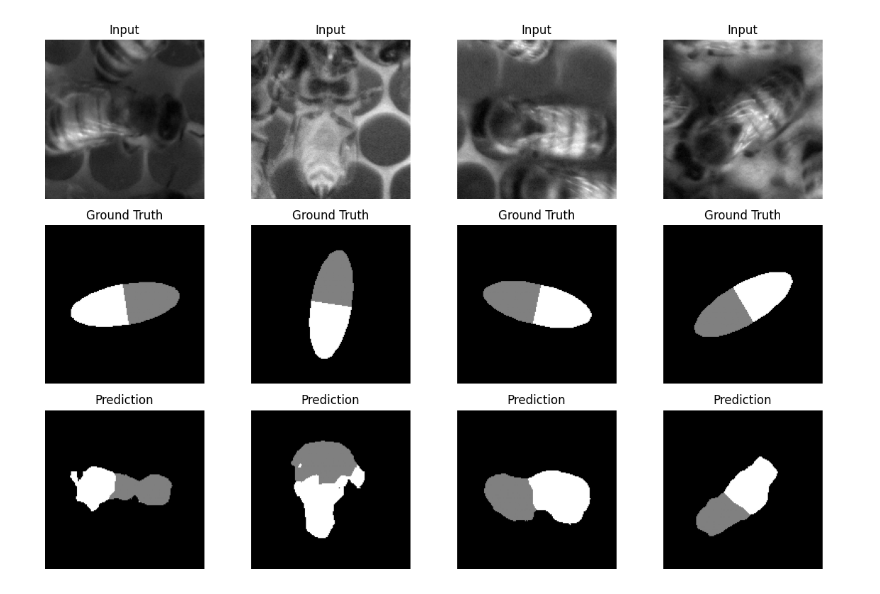
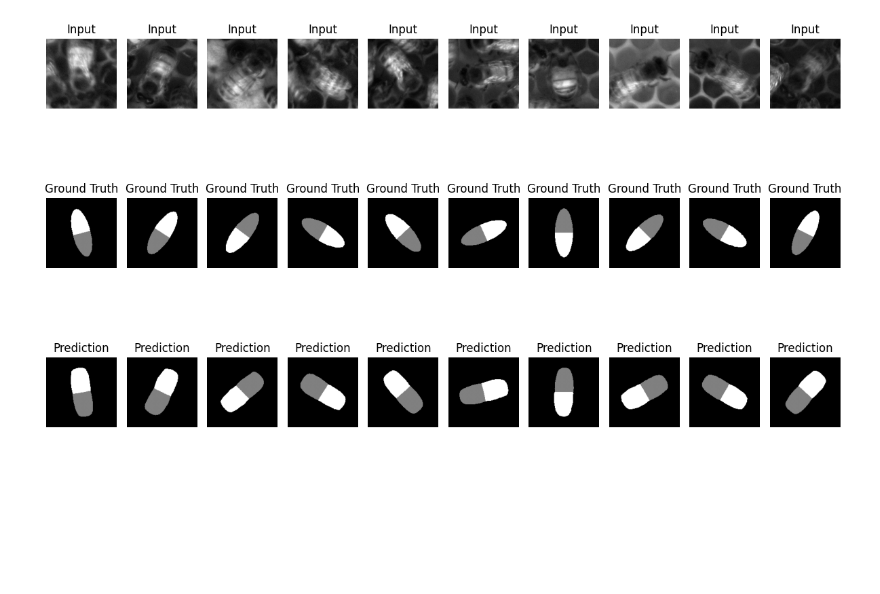
Before and after one commit to Kenste/CV-BeeOrientation, a Jupyter notebook: Test.ipynb, the cells around one changed output. Drawn from its saved outputs; the diff is of its cells as text; code cells hidden in the pictures; blank space fills up the shorter version.

Commit message:
feat: trial training run with ResUNet

```diff
--- a/Test.ipynb
+++ b/Test.ipynb
@@ -42,7 +32,8 @@ test_loader = DataLoader(test_dataset, batch_size=16)
 # %%
 device = torch.device("cuda" if torch.cuda.is_available() else "cpu")
 
-model = UNet3().to(device)
+# model = UNet3().to(device)
+model = ResUNet18().to(device)
 optimizer = torch.optim.Adam(model.parameters(), lr=1e-3)
 weights = torch.tensor([0.1, 1.0, 1.0]).to(device)  # Tune as needed
 criterion = nn.CrossEntropyLoss(weight=weights)
@@ -74,8 +65,11 @@ def evaluate(model, loader, criterion):
         val_loss += loss.item()
     return val_loss / len(loader)
 # %%
-num_epochs = 100
+num_epochs = 10
 train_losses, val_losses = [], []
+
+best_val_loss = float('inf')
+best_model_state = None
 
 for epoch in range(num_epochs):
     train_loss = train_one_epoch(model, train_loader, optimizer, criterion)
@@ -85,4 +79,8 @@ for epoch in range(num_epochs):
     val_losses.append(val_loss)
 
     print(f"Epoch {epoch+1}/{num_epochs}  Train Loss: {train_loss:.4f}  Val Loss: {val_loss:.4f}")
+
+    if val_loss < best_val_loss:
+        best_val_loss = val_loss
+        best_model_state = model.state_dict()
 # %% [output]
@@ -106,24 +97,25 @@ Epoch 100/100  Train Loss: 0.0257  Val Loss: 2.0699
 # %%
+model.load_state_dict(best_model_state)
 model.eval()
 images, masks = next(iter(test_loader))
 images = images.to(device)
 outputs = model(images).argmax(dim=1).cpu()
 
-fig, axs = plt.subplots(3, 4, figsize=(12, 8))
-for i in range(4):
+fig, axs = plt.subplots(3, 10, figsize=(12, 8))
+for i in range(10):
     axs[0, i].imshow(images[i][0].cpu(), cmap="gray")
     axs[0, i].set_title("Input")
 
     axs[1, i].imshow(masks[i].cpu(), cmap="gray")
     axs[1, i].set_title("Ground Truth")
 
     axs[2, i].imshow(outputs[i], cmap="gray")
     axs[2, i].set_title("Prediction")
 
 for ax in axs.flat:
     ax.axis("off")
 
 plt.tight_layout()
 plt.show()
 # %% [output]
-[figure, old version]
+[figure, new version]
```
Also changed, not shown: parts of 7 cells of this notebook.
